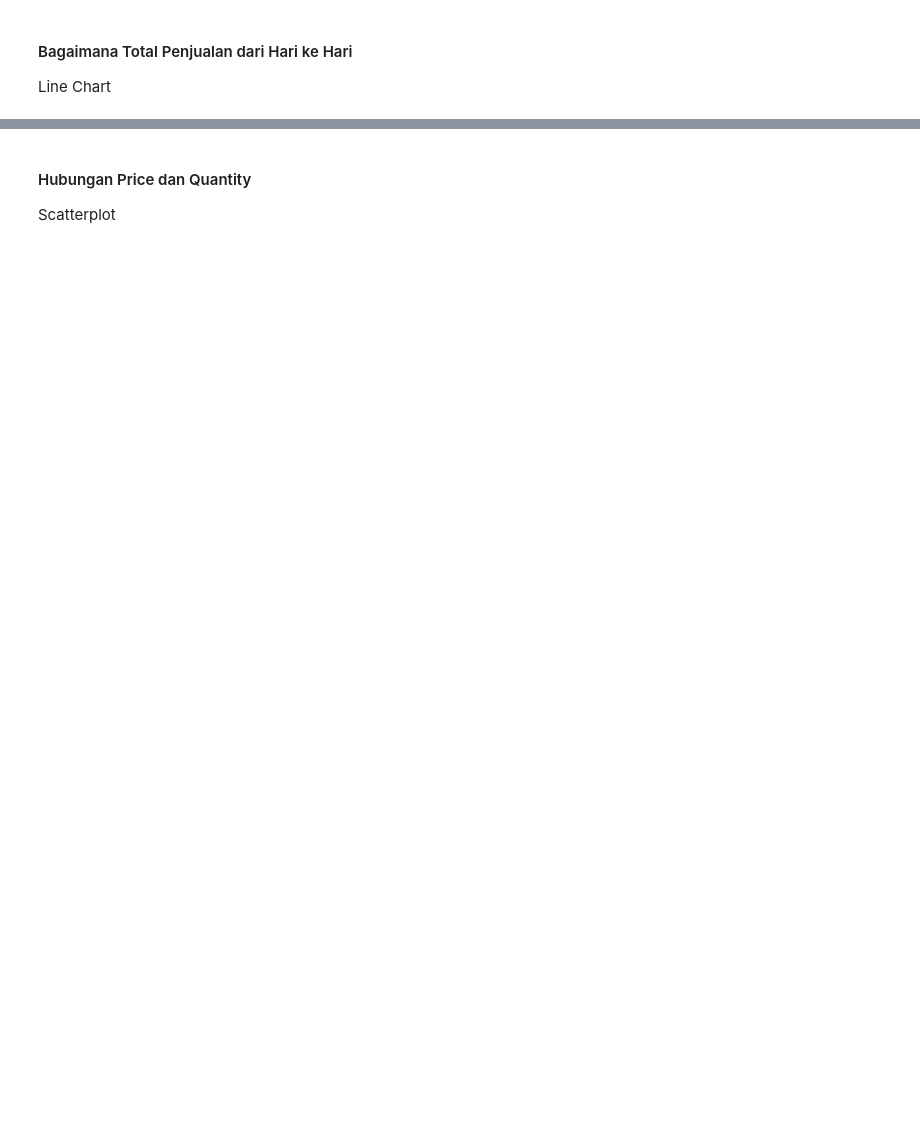
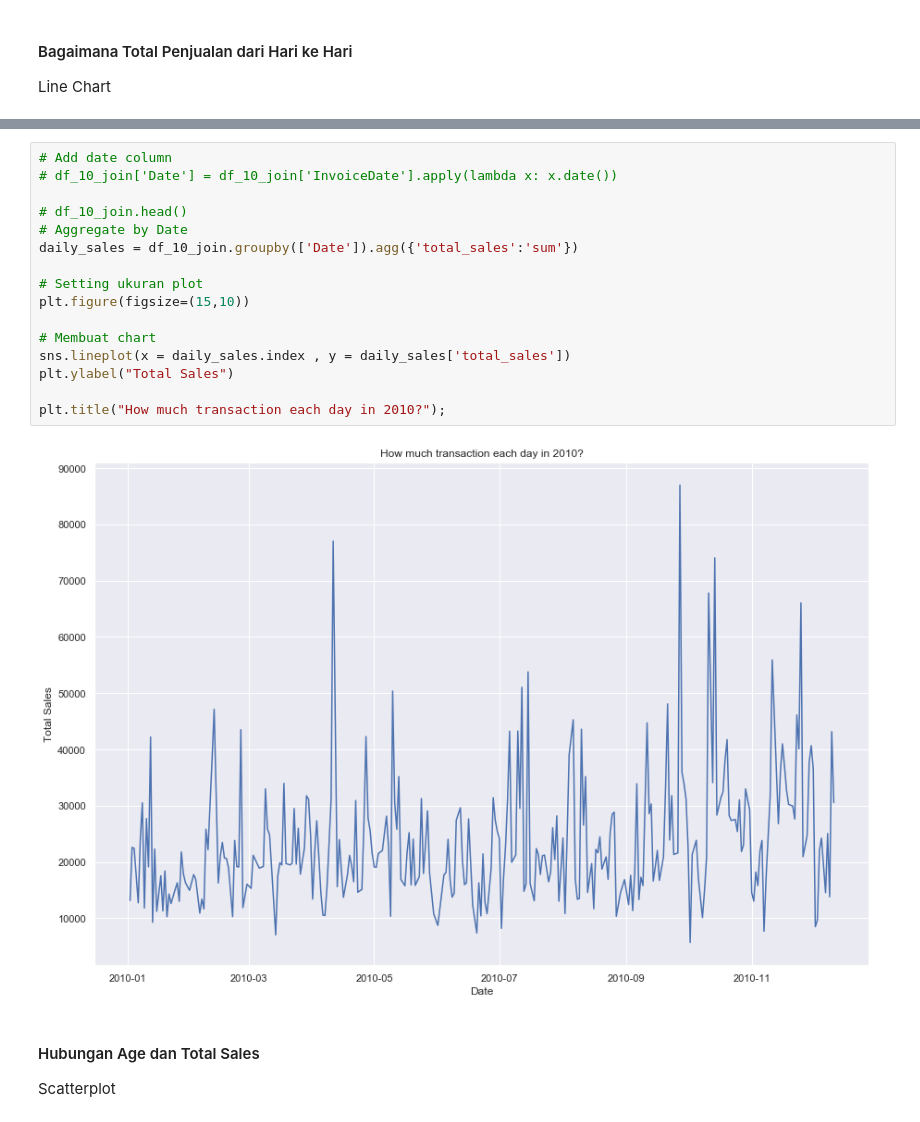
Before and after one commit to bimaputra1/ds-for-marketing-analytics, a Jupyter notebook: 1_Data_Exploration.ipynb, the cells around one changed output, grey strips where cells are left out. Drawn from its saved outputs; the diff is of its cells as text; blank space fills up the shorter version.

```diff
--- a/1_Data_Exploration.ipynb
+++ b/1_Data_Exploration.ipynb
@@ -409,3 +449,21 @@ Boxplot
+# %%
+# Add date column
+# df_10_join['Date'] = df_10_join['InvoiceDate'].apply(lambda x: x.date())
+
+# df_10_join.head()
+# Aggregate by Date
+daily_sales = df_10_join.groupby(['Date']).agg({'total_sales':'sum'})
+
+# Setting ukuran plot
+plt.figure(figsize=(15,10))
+
+# Membuat chart
+sns.lineplot(x = daily_sales.index , y = daily_sales['total_sales'])
+plt.ylabel("Total Sales")
+
+plt.title("How much transaction each day in 2010?");
+# %% [output]
+[figure, added]
 # %% [markdown]
-#### Hubungan Price dan Quantity
+#### Hubungan Age dan Total Sales
 Scatterplot
```
Also changed, not shown: parts of 14 cells of this notebook, 6 other files.
